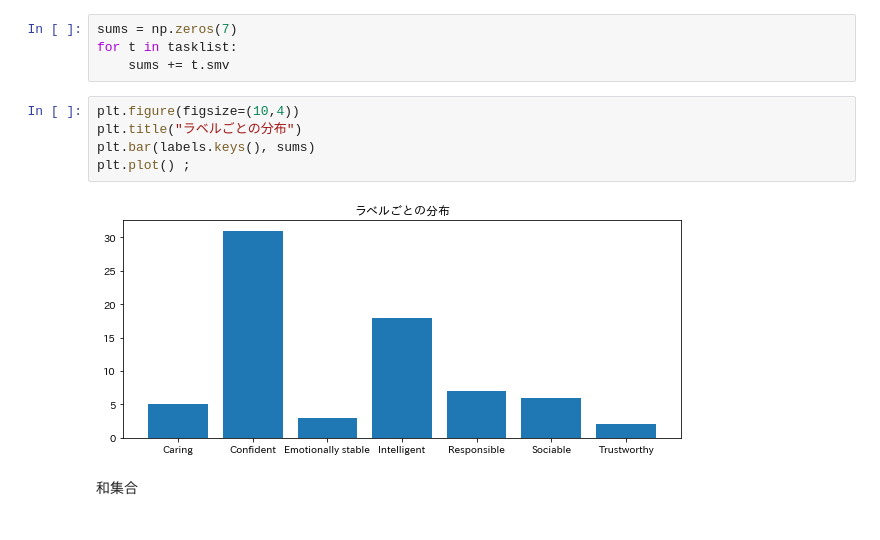
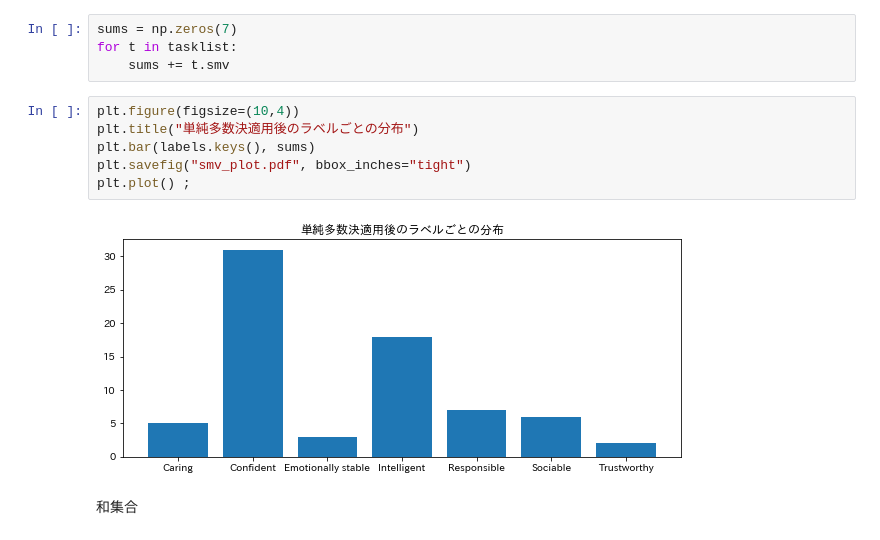
Before and after one commit to takumi1001/2022-mast-ai-experiment, a Jupyter notebook: preprocessing/result_analysis.ipynb, the cells around one changed output. Saved outputs shown, nothing was run; the diff lists cells and outputs as text.

```diff
--- a/preprocessing/result_analysis.ipynb
+++ b/preprocessing/result_analysis.ipynb
@@ -233,11 +235,12 @@ for t in tasklist:
     sums += t.smv
 # %%
 plt.figure(figsize=(10,4))
-plt.title("ラベルごとの分布")
+plt.title("単純多数決適用後のラベルごとの分布")
 plt.bar(labels.keys(), sums)
+plt.savefig("smv_plot.pdf", bbox_inches="tight")
 plt.plot() ;
 # %% [output]
-[figure, old version]
+[figure, new version]
 # %% [markdown]
 和集合
 # %%
```
Also changed, not shown: parts of 3 cells of this notebook.
